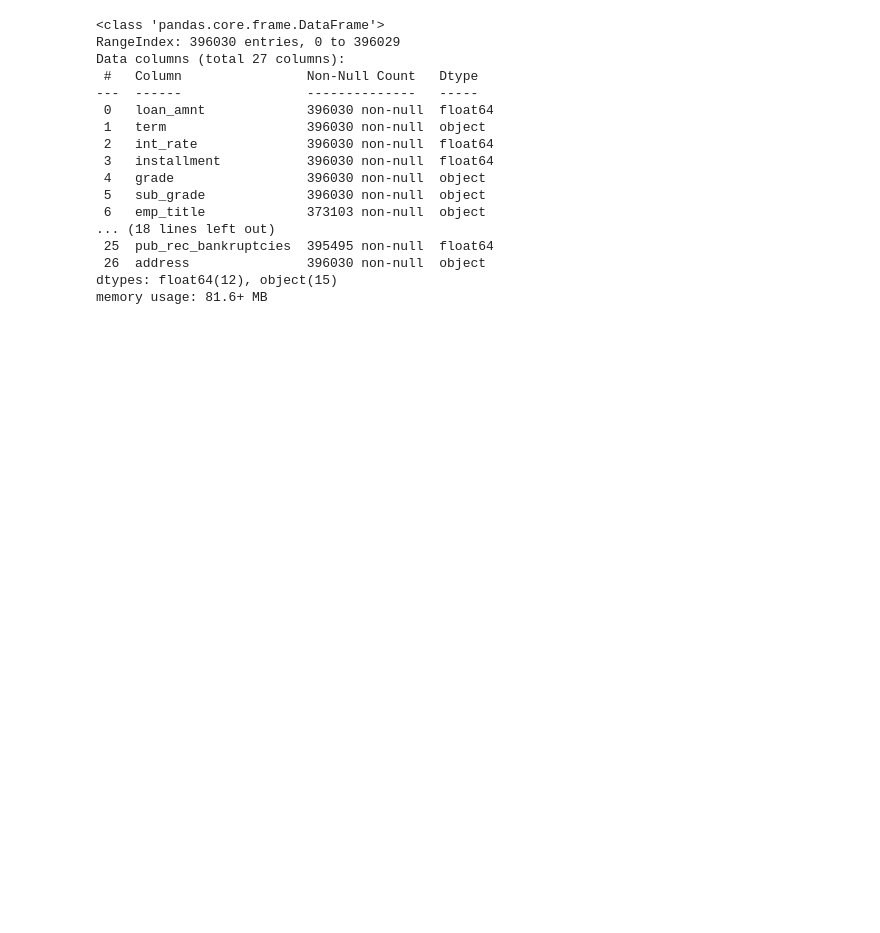
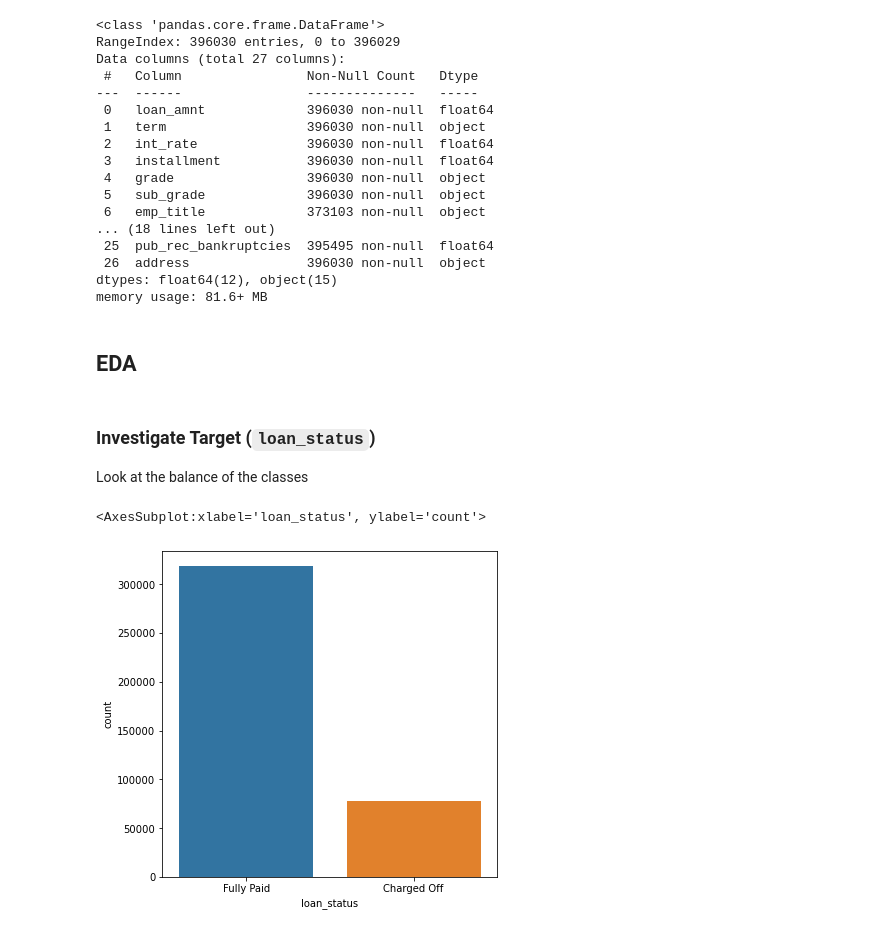
Before and after one commit to bdotbull/bb_learning_tf2_and_keras, a Jupyter notebook: topics/classification/classification_project.ipynb, the cells around one changed output. Drawn from its saved outputs; the diff is of its cells as text; code cells hidden in the pictures; blank space fills up the shorter version.

```diff
--- a/topics/classification/classification_project.ipynb
+++ b/topics/classification/classification_project.ipynb
@@ -76,3 +77,15 @@ Data columns (total 27 columns):
  26  address               396030 non-null  object
 dtypes: float64(12), object(15)
 memory usage: 81.6+ MB
+# %% [markdown]
+## EDA
+# %% [markdown]
+### Investigate Target (`loan_status`)
+
+Look at the balance of the classes
+# %%
+plt.figure(figsize=(6,6))
+sns.countplot(x='loan_status', data=df)
+# %% [output]
+<AxesSubplot:xlabel='loan_status', ylabel='count'>
+[figure, added]
```
Also changed, not shown: parts of 12 cells of this notebook.
